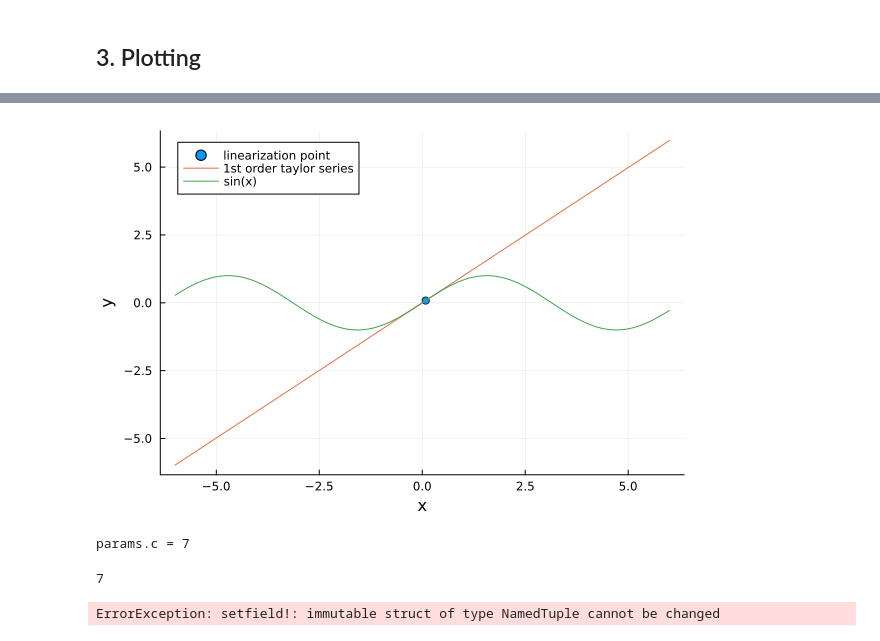
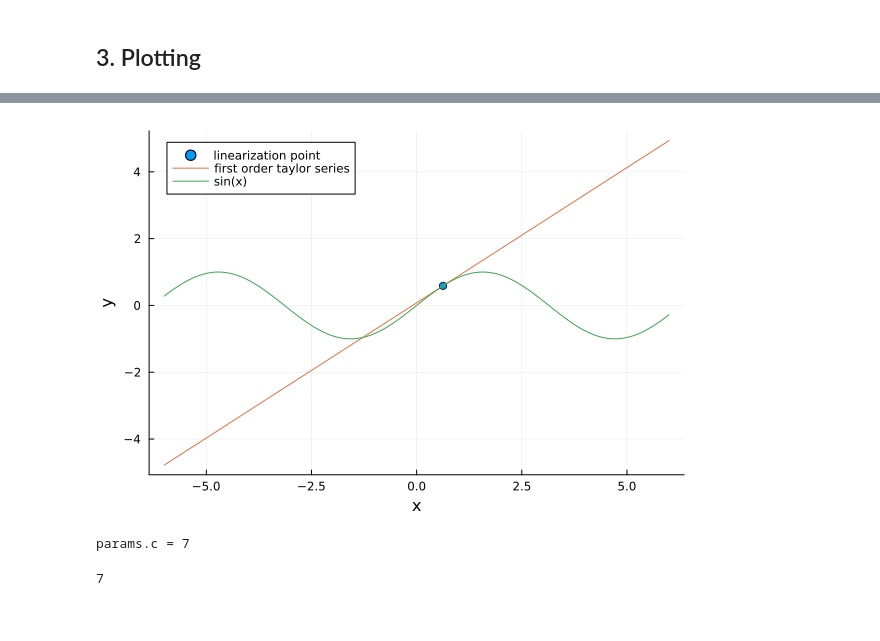
Before and after one commit to QuangMDoan/robotics, a Jupyter notebook: cmu/16-745/2025/HW0_S25/julia_primer.ipynb, the cells around one changed output, grey strips where cells are left out. Drawn from its saved outputs; the diff is of its cells as text; code cells hidden in the pictures.

```diff
--- a/cmu/16-745/2025/HW0_S25/julia_primer.ipynb
+++ b/cmu/16-745/2025/HW0_S25/julia_primer.ipynb
@@ -278,4 +297,4 @@ TypeError: TypeError: in typeassert, expected Matrix{Int64}, got a value of type
 # %%
 # list comprehension
-x = [i for i = 1:3]
+x = [i for i=1:2:20]
 # %% [output]
@@ -321,13 +349,13 @@ output = f(randn(3), 2.4)
 # %%
-# we can type the inputs and outputs to a function if we want to
-function f2(x::Vector, b::Float64)::Matrix
+# we can type the inputs and the outputs to a function if we want to
+function f(x::Vector, b::Float64)::Matrix
     # this takes in the following:
-    #     x - a vector (can be a vector of anything)
-    #     b - a float
-    # and outputs a matrix (of anything)
+    #   x: a vector(can be a vector of anything)
+    #   b: a float
+    # and outputs a matrix
     return b * x * x'
 end
 
-output = f2(randn(3), 2.4)
+output = f(randn(3), 2.4)
 # %% [output]
 3×3 Matrix{Float64}:
@@ -506,9 +528,7 @@ norm.(X) = [1.388177955944026, 0.09787278675277099, 1.13954095587312]
 # %%
 # plotting
 using Plots
+x = -10:0.001:10
 
-# our first plot is just a normal one
-x = -10:.001:10
-plot(x, sin.(x), label = "sin(x)", xlabel = "x label",
-     ylabel = "y label", xlim = (-9,9), ylim = (-2, 2))
+plot(x, sin.(x))
 # %% [output]
@@ -540,30 +579,27 @@ plot(time_vec, Xmatrix', label = ["exp(-t)" "exp(-.5t)" "exp(-.25t)"],
 # %%
 import ForwardDiff as FD
 
-function first_order_taylor(f::Function, x̄::Float64, x::Float64)::Float64
-
-    # first order taylor series of f,
-    return f(x̄)+FD.derivative(f, x̄)*(x̄-x)
+function taylor_1st_order(f::Function, x̄::Float64, x::Float64)::Float64
+    return f(x̄) + FD.derivative(f, x̄)*(x - x̄)
 end
 
 let
-
     x = -6:.01:6
     y = sin.(x)
 
     # let's linearize about a random point
     x̄ = randn()
 
-    y_taylor = [first_order_taylor(sin, x̄, x[i]) for i = 1:length(x)]
-    # y_taylor = [first_order_taylor(sin, x̄, xi) for xi in x] # you can also do this
+    y_taylor = [taylor_1st_order(sin, x̄, xi) for xi in x]
 
     scatter([x̄], [sin(x̄)], label = "linearization point")
-    plot!(x, y_taylor, label = "1st order taylor series")
-    display(plot!(x,y, label = "sin(x)", xlabel = "x", ylabel = "y"))
 
+    plot!(x, y_taylor, label = "first order taylor series")
+
+    display(plot!(x, y, label = "sin(x)", xlabel = "x", ylabel = "y"))
 end
 # %% [output]
-[figure, old version]
+[figure, new version]
 # %%
 # NamedTuples
 params = (a = 5, b = 6, c = 7)
@@ -571,8 +607,3 @@ params = (a = 5, b = 6, c = 7)
 # %% [output]
 params.c = 7
 7
-# %%
-# we can't change these
-params.c = 5
-# %% [output]
-ErrorException: setfield!: immutable struct of type NamedTuple cannot be changed
```
Also changed, not shown: parts of 25 cells of this notebook.
